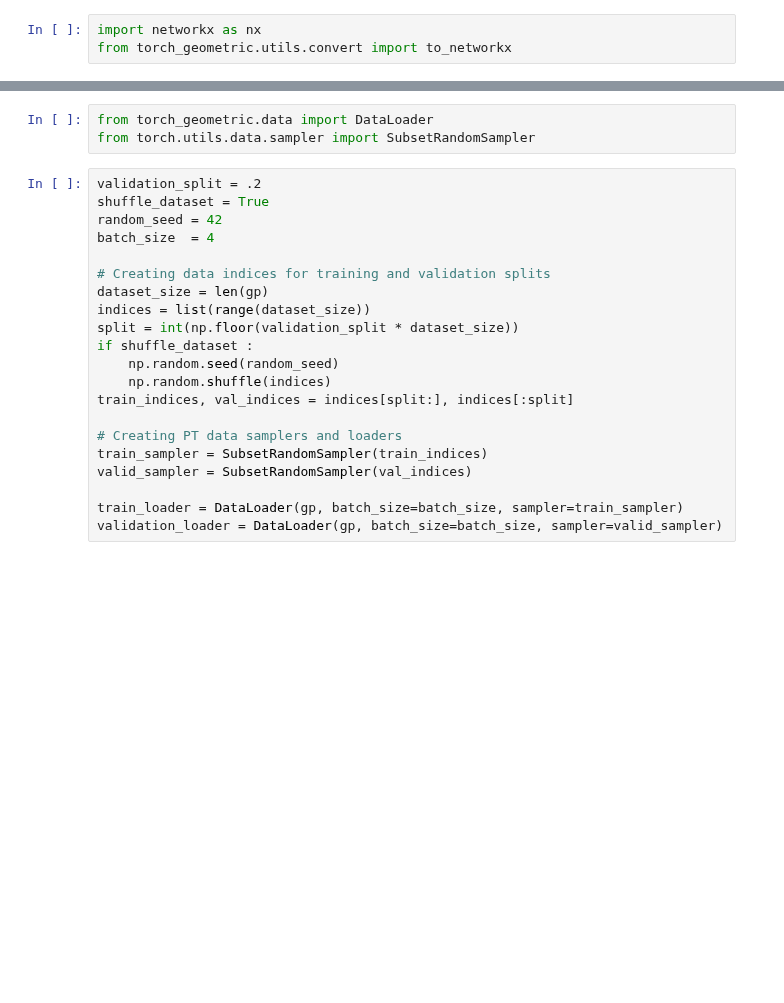
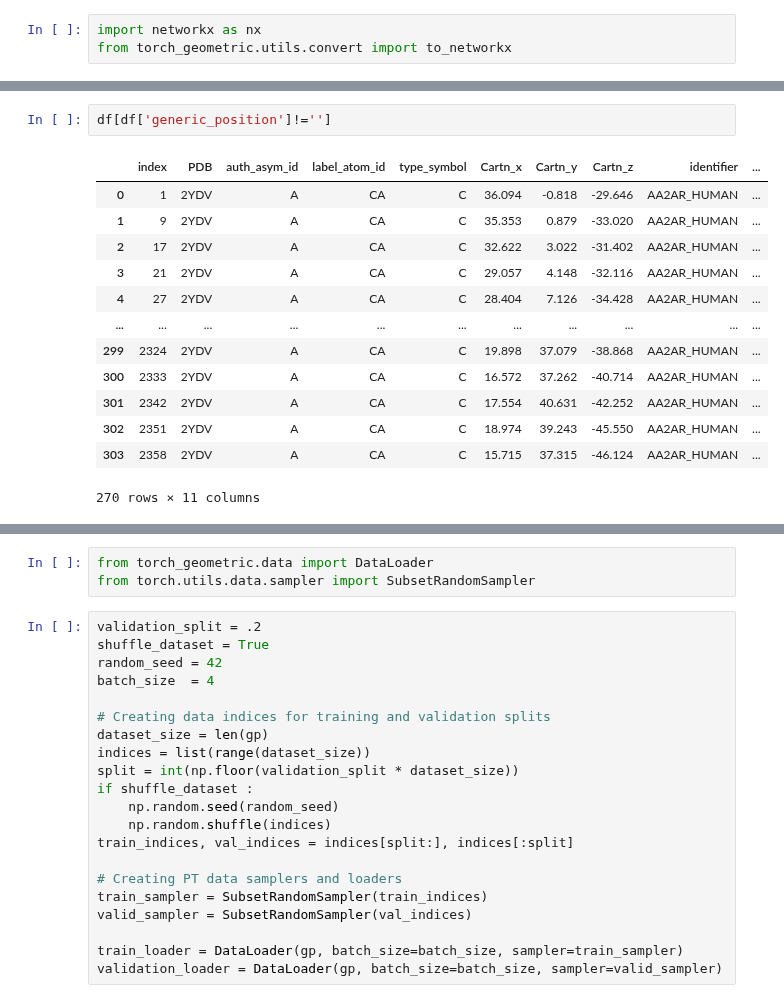
Before and after one commit to flurinh/mt, a Jupyter notebook: GraphProcessor.ipynb, the cells around one changed output, grey strips where cells are left out. Cells and saved outputs as stored; diff of their text form; blank space fills up the shorter version.

```diff
--- a/GraphProcessor.ipynb
+++ b/GraphProcessor.ipynb
@@ -882,2 +1055,18 @@ len(gp.d)
+# %%
+df[df['generic_position']!='']
+# %% [output]
+|  | index | PDB | auth_asym_id | label_atom_id | type_symbol | Cartn_x | Cartn_y | Cartn_z | identifier | ... |
+| 0 | 1 | 2YDV | A | CA | C | 36.094 | -0.818 | -29.646 | AA2AR_HUMAN | ... |
+| 1 | 9 | 2YDV | A | CA | C | 35.353 | 0.879 | -33.020 | AA2AR_HUMAN | ... |
+| 2 | 17 | 2YDV | A | CA | C | 32.622 | 3.022 | -31.402 | AA2AR_HUMAN | ... |
+| 3 | 21 | 2YDV | A | CA | C | 29.057 | 4.148 | -32.116 | AA2AR_HUMAN | ... |
+| 4 | 27 | 2YDV | A | CA | C | 28.404 | 7.126 | -34.428 | AA2AR_HUMAN | ... |
+| ... | ... | ... | ... | ... | ... | ... | ... | ... | ... | ... |
+| 299 | 2324 | 2YDV | A | CA | C | 19.898 | 37.079 | -38.868 | AA2AR_HUMAN | ... |
+| 300 | 2333 | 2YDV | A | CA | C | 16.572 | 37.262 | -40.714 | AA2AR_HUMAN | ... |
+| 301 | 2342 | 2YDV | A | CA | C | 17.554 | 40.631 | -42.252 | AA2AR_HUMAN | ... |
+| 302 | 2351 | 2YDV | A | CA | C | 18.974 | 39.243 | -45.550 | AA2AR_HUMAN | ... |
+| 303 | 2358 | 2YDV | A | CA | C | 15.715 | 37.315 | -46.124 | AA2AR_HUMAN | ... |
+270 rows × 11 columns
 # %%
 g = to_networkx(gp.d[10], to_undirected=True)
```
Also changed, not shown: parts of 60 cells of this notebook.
